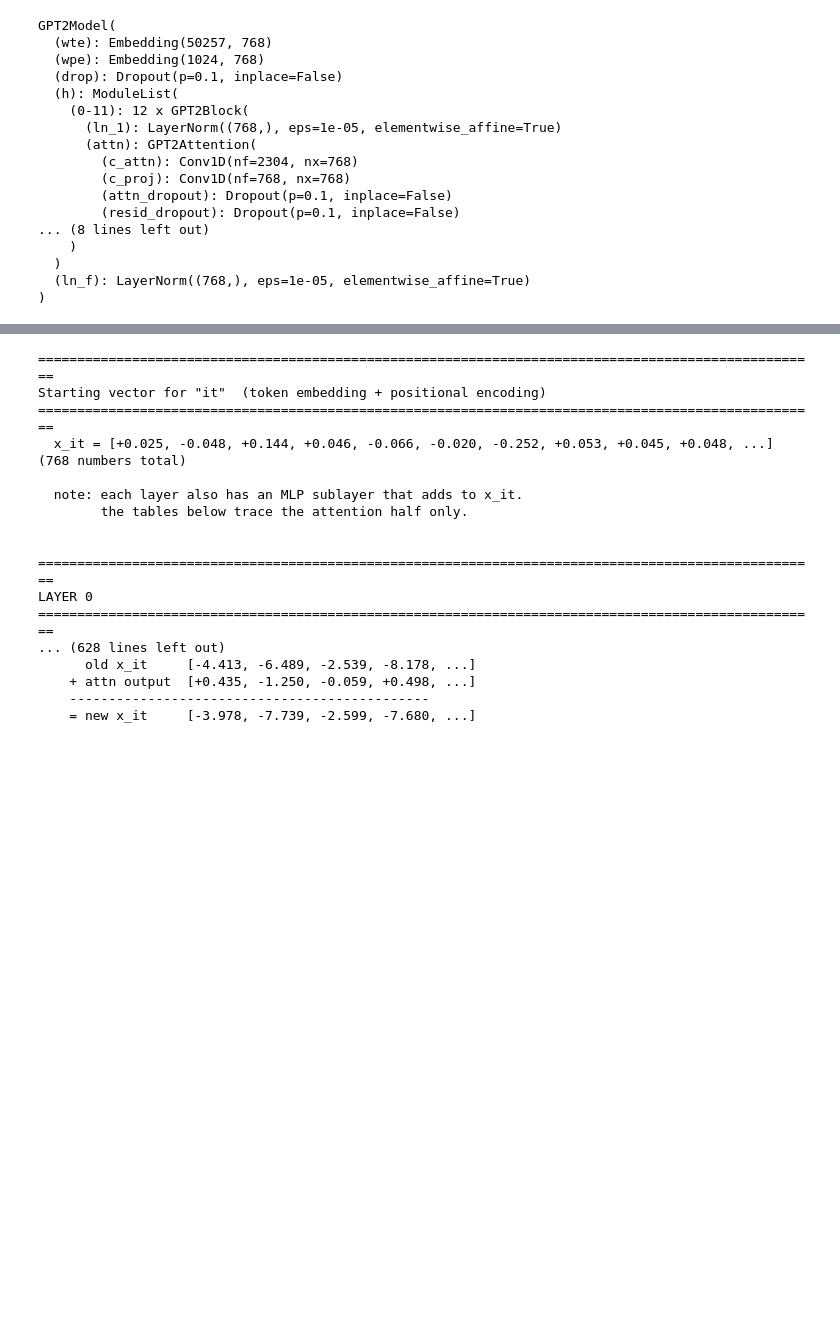
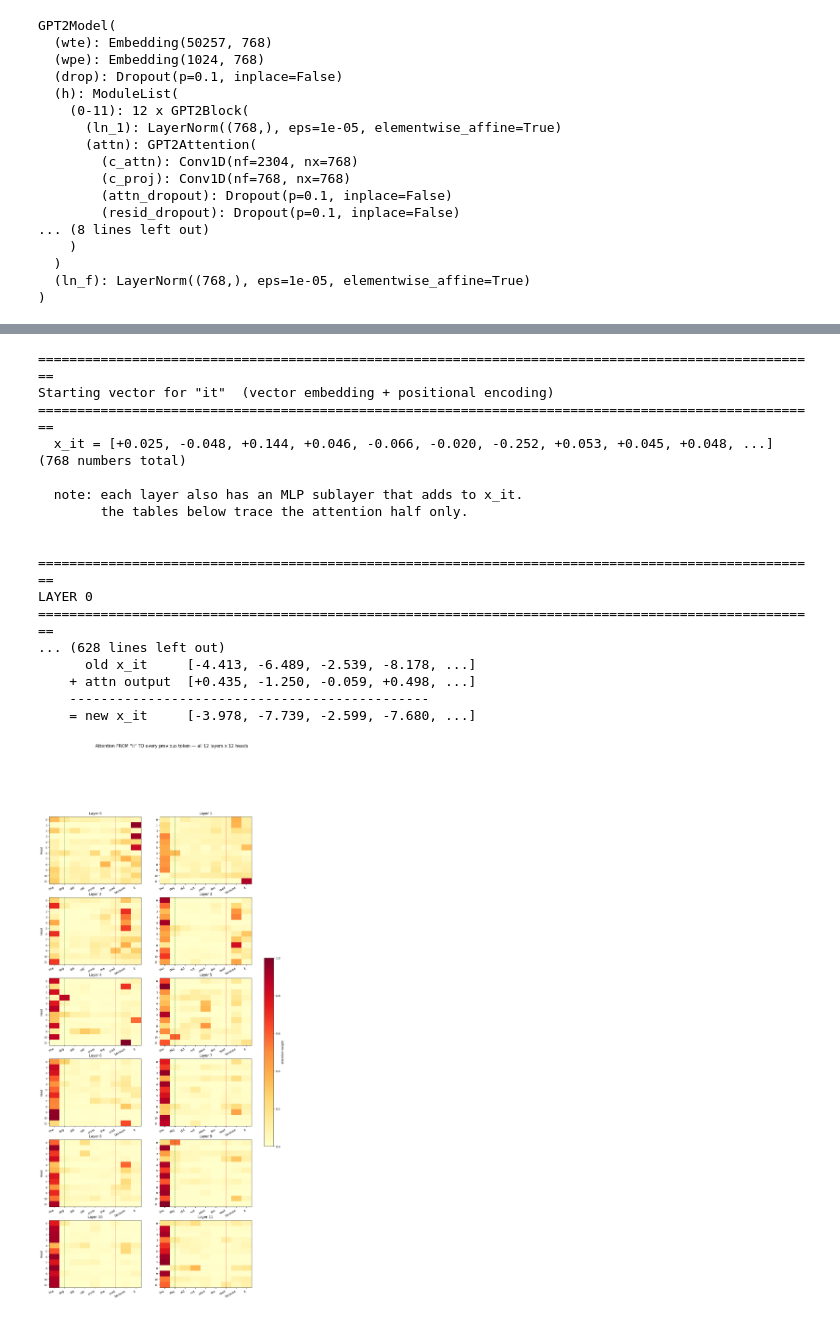
Before and after one commit to busycaesar/Attention_Attention_Everywhere, a Jupyter notebook: QKV.ipynb, the cells around one changed output, grey strips where cells are left out. Cells and saved outputs as stored; diff of their text form; code cells hidden in the pictures; blank space fills up the shorter version.

```diff
--- a/QKV.ipynb
+++ b/QKV.ipynb
@@ -139,18 +195,0 @@ Shape of Q at layer 0: torch.Size([10, 768])
-# %%
-# Step 5 — Print Q, K, V vectors for every token (Layer 0, first 8 dims for readability)
-# d_model = 768, printing all 768 would be unreadable.
-# We show the first 8 dimensions as a window into the full vector.
-
-LAYER = 0
-Q, K, V = qkv_store[LAYER]
-
-print(f'=== Layer {LAYER} — Q, K, V for each token (first 8 of 768 dims) ===\n')
-for i, tok in enumerate(tokens):
-    q_preview = Q[i, :8].numpy().round(3)
-    k_preview = K[i, :8].numpy().round(3)
-    v_preview = V[i, :8].numpy().round(3)
-    print(f'Token {i:2d}  "{tok}"')
-    print(f'  Q: {q_preview}')
-    print(f'  K: {k_preview}')
-    print(f'  V: {v_preview}')
-    print()
@@ -470,6 +196,4 @@ Hd        The      dog      did      not    cross      the     road  because
 # %%
-import torch
-
 def fmt(v, n=4):
     return '[' + ', '.join(f'{x:+.3f}' for x in v[:n].tolist()) + ', ...]'
 
@@ -486,10 +210,9 @@ n_heads  = model.config.n_head
 d_head   = model.config.n_embd // n_heads
 prior    = list(range(it_idx + 1))
 names    = [tokens[i].strip() for i in prior]
-blocks   = model.transformer.h if hasattr(model, 'transformer') else model.h
 
 print('='*100)
-print('Starting vector for "it"  (token embedding + positional encoding)')
+print('Starting vector for "it"  (vector embedding + positional encoding)')
 print('='*100)
 print(f'  x_it = {fmt(hs[0][0, it_idx], 10)}   (768 numbers total)')
 print('\n  note: each layer also has an MLP sublayer that adds to x_it.')
@@ -549,7 +272,7 @@ for L in range(n_layers):
     print(f'    = new x_it     {fmt(x_old + attn_out)}')
 # %% [output]
 ====================================================================================================
-Starting vector for "it"  (token embedding + positional encoding)
+Starting vector for "it"  (vector embedding + positional encoding)
 ====================================================================================================
   x_it = [+0.025, -0.048, +0.144, +0.046, -0.066, -0.020, -0.252, +0.053, +0.045, +0.048, ...]   (768 numbers total)
 
@@ -565,3 +288,39 @@ LAYER 0
     + attn output  [+0.435, -1.250, -0.059, +0.498, ...]
     ----------------------------------------------
     = new x_it     [-3.978, -7.739, -2.599, -7.680, ...]
+# %%
+import numpy as np, matplotlib.pyplot as plt
+
+n_layers = model.config.n_layer
+n_heads  = model.config.n_head
+prior    = list(range(it_idx + 1))
+names    = [tokens[i].strip() for i in prior]
+
+fig, axes = plt.subplots(6, 2, figsize=(16, 30))
+axes = axes.flatten()
+
+for L in range(n_layers):
+    ax   = axes[L]
+    grid = np.zeros((n_heads, len(prior)))
+    for H in range(n_heads):
+        grid[H] = outputs.attentions[L][0][H][it_idx][:len(prior)].detach().numpy()
+
+    im = ax.imshow(grid, aspect='auto', cmap='YlOrRd', vmin=0, vmax=1)
+    ax.set_xticks(range(len(prior)))
+    ax.set_xticklabels(names, rotation=30, ha='right', fontsize=10)
+    ax.set_yticks(range(n_heads))
+    ax.set_yticklabels(range(n_heads), fontsize=9)
+    ax.set_title(f'Layer {L}', fontsize=12, pad=8)
+    if L % 2 == 0:
+        ax.set_ylabel('Head', fontsize=10)
+
+    for col, c in [(dog_idx, 'green'), (road_idx, 'red')]:
+        ax.axvline(col, color=c, lw=1.3, ls='--', alpha=0.55)
+
+fig.suptitle('Attention FROM "it" TO every previous token — all 12 layers x 12 heads',
+             fontsize=15, y=0.999)
+fig.colorbar(im, ax=axes.tolist(), label='attention weight', shrink=0.4)
+plt.savefig('all_layers_heatmap.png', dpi=140, bbox_inches='tight')
+plt.show()
+# %% [output]
+[figure, added]
```
Also changed, not shown: parts of 21 cells of this notebook.
